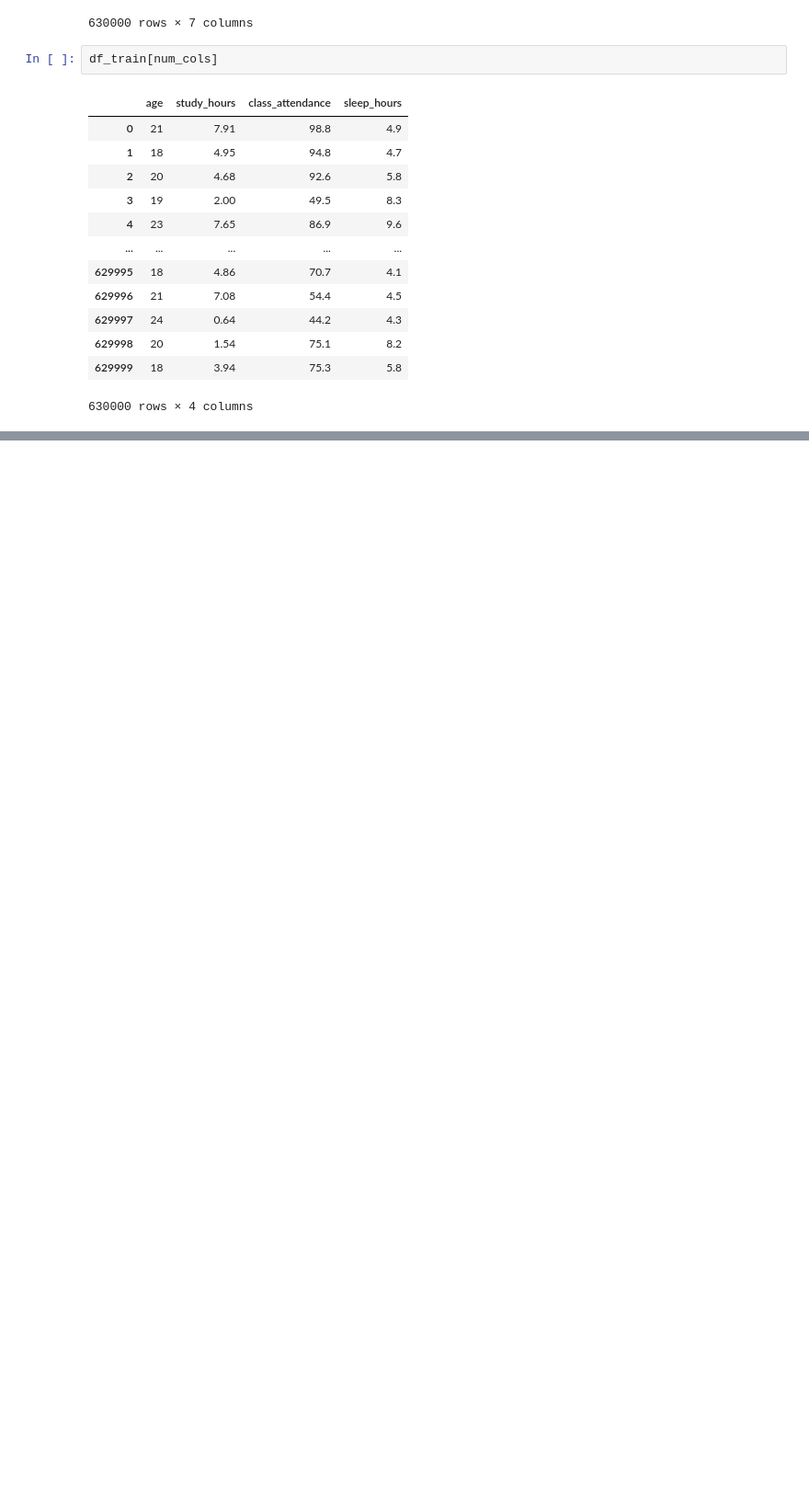
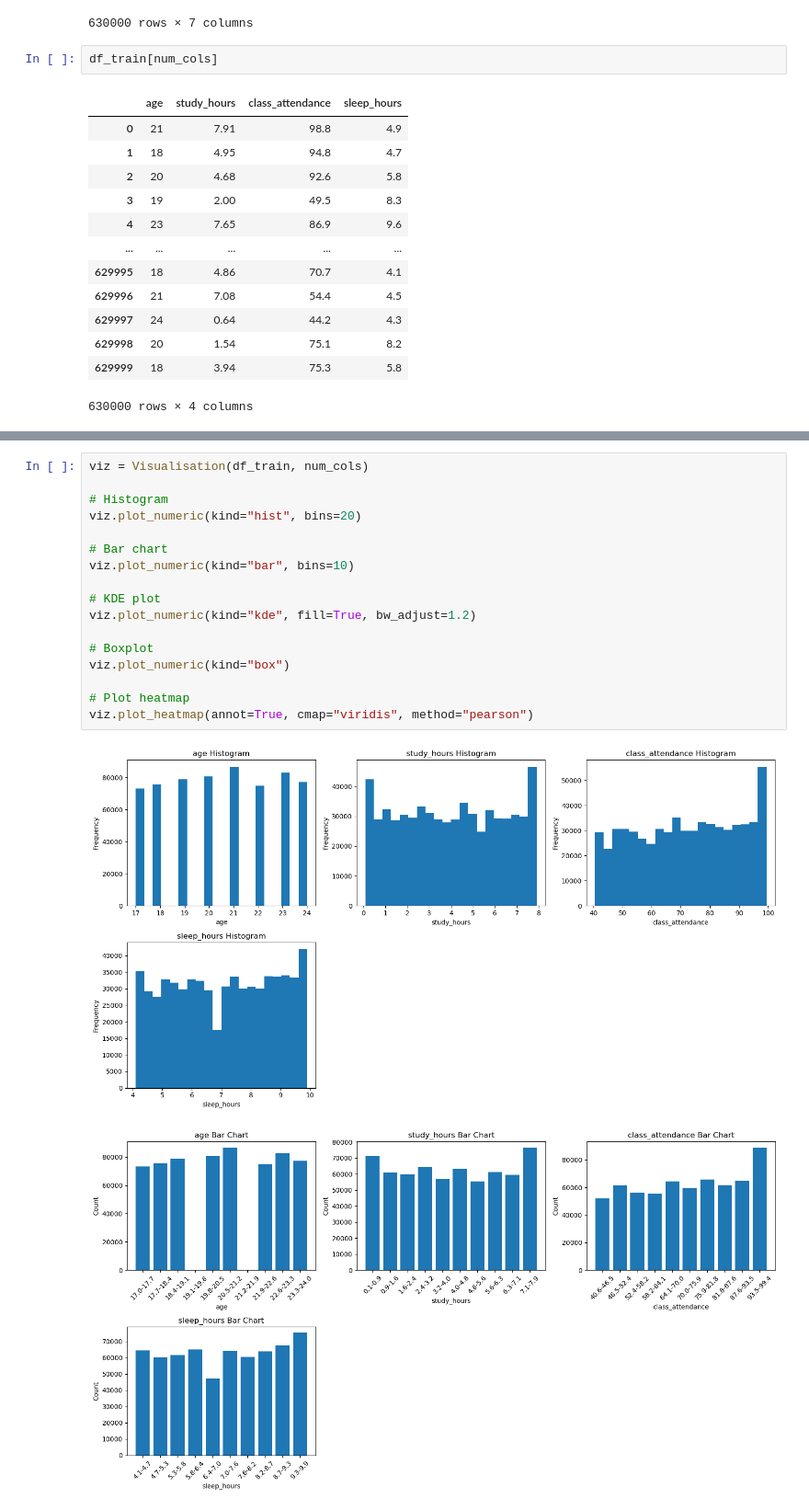
Before and after one commit to Eddythemachine/student_score_pred_kaggle_hackathon, a Jupyter notebook: notebook/eda.ipynb, the cells around one changed output, grey strips where cells are left out. Shown at 92% size. Cells and saved outputs as stored; diff of their text form; blank space fills up the shorter version.

Commit message:
Visualisation

```diff
--- a/notebook/eda.ipynb
+++ b/notebook/eda.ipynb
@@ -602,0 +617,20 @@ num_v.plot_numeric_distributions(df_train, num_cols)
+# %%
+viz = Visualisation(df_train, num_cols)
+
+# Histogram
+viz.plot_numeric(kind="hist", bins=20)
+
+# Bar chart
+viz.plot_numeric(kind="bar", bins=10)
+
+# KDE plot
+viz.plot_numeric(kind="kde", fill=True, bw_adjust=1.2)
+
+# Boxplot
+viz.plot_numeric(kind="box")
+
+# Plot heatmap
+viz.plot_heatmap(annot=True, cmap="viridis", method="pearson")
+# %% [output]
+[figure, added]
+[figure, added]
```
Also changed, not shown: parts of 15 cells of this notebook.
